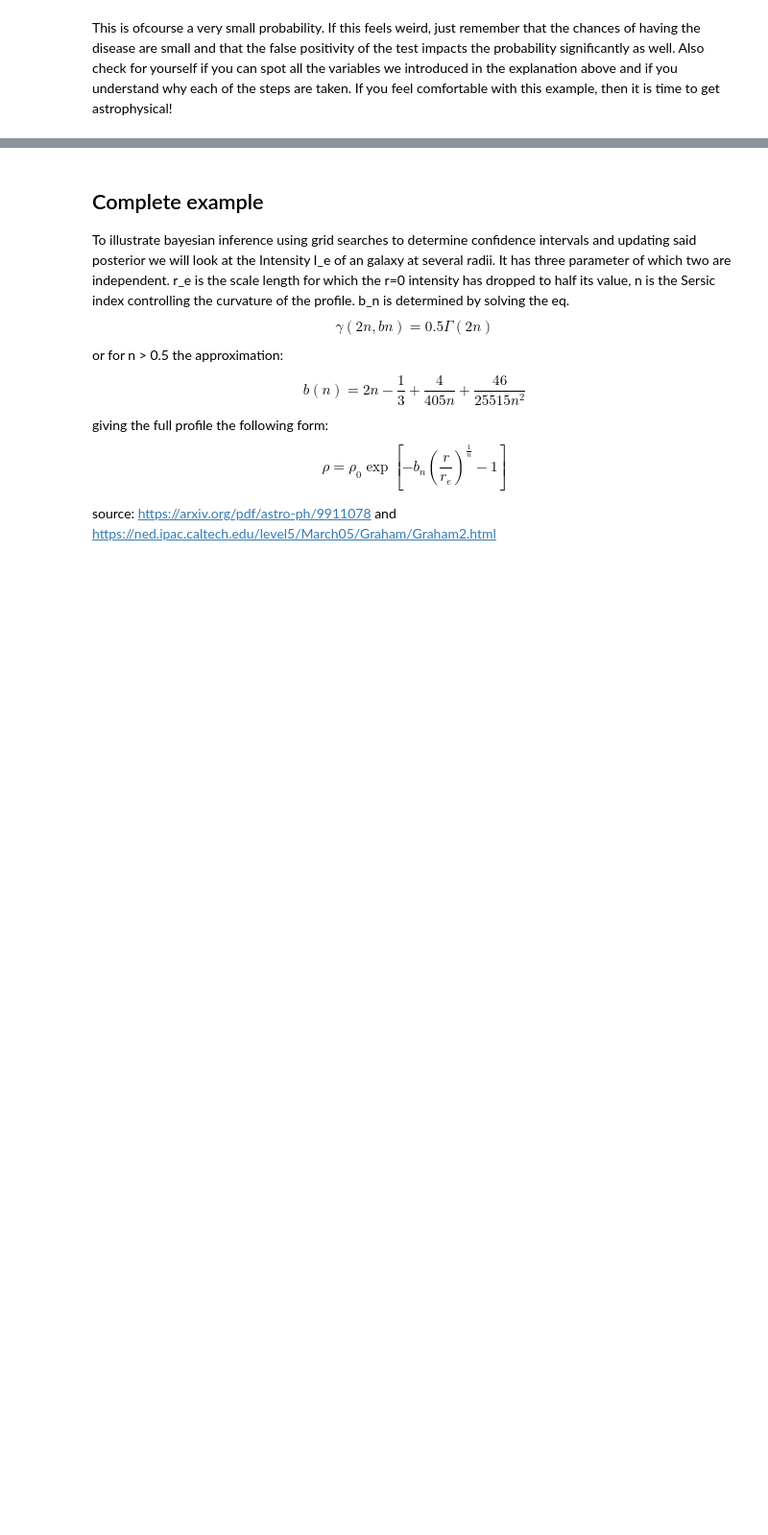
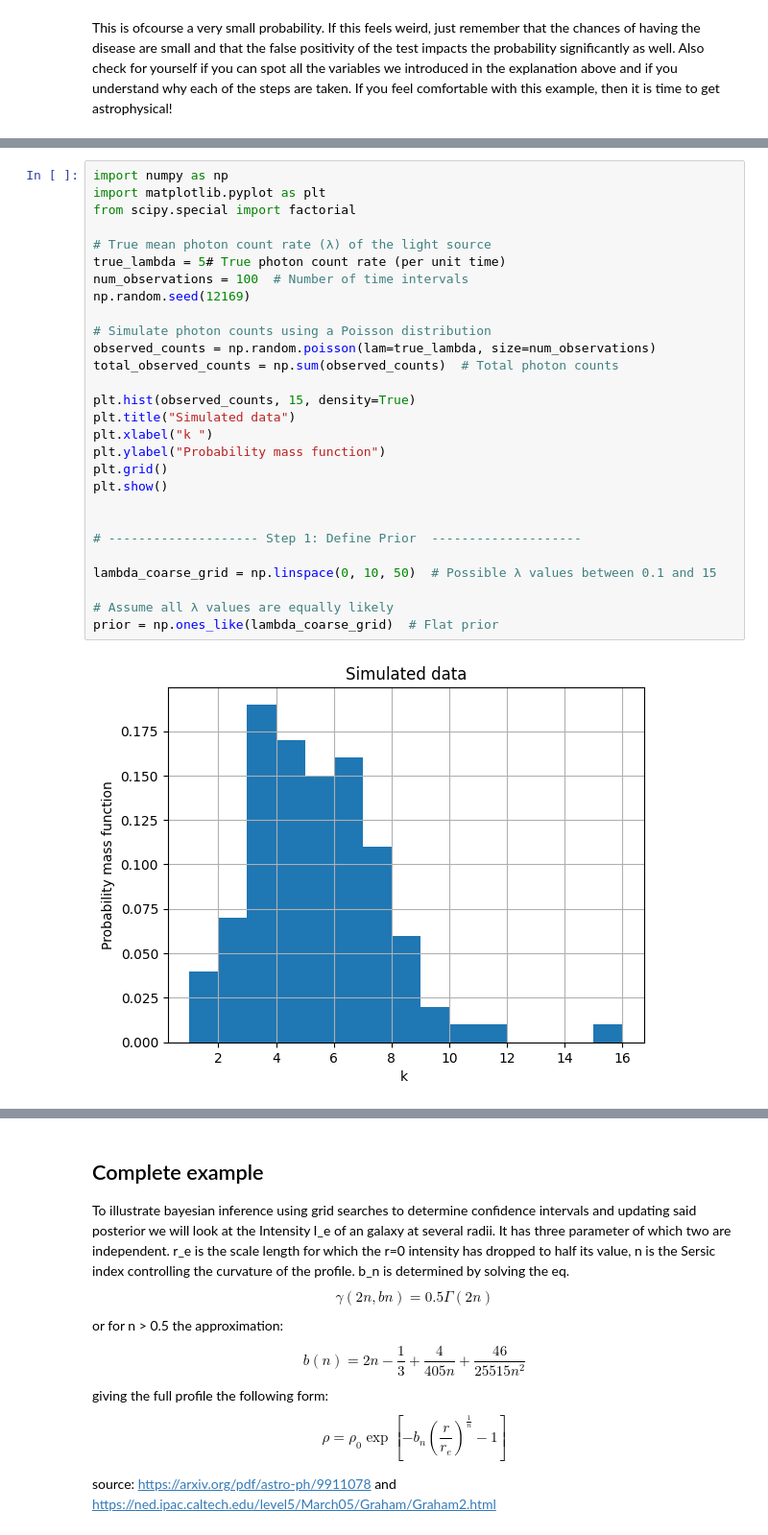
Before and after one commit to t-kist/Bayesian-Statistics-for-Astrophysics-2024, a Jupyter notebook: bayes24/lecture_notes/group4/Chapter4.ipynb, the cells around one changed output, grey strips where cells are left out. Shown at 96% size. Saved outputs shown, nothing was run; the diff lists cells and outputs as text; blank space fills up the shorter version.

```diff
--- a/bayes24/lecture_notes/group4/Chapter4.ipynb
+++ b/bayes24/lecture_notes/group4/Chapter4.ipynb
@@ -50,0 +63,30 @@ This is ofcourse a very small probability. If this feels weird, just remember th
+# %%
+import numpy as np
+import matplotlib.pyplot as plt
+from scipy.special import factorial
+
+# True mean photon count rate (λ) of the light source
+true_lambda = 5# True photon count rate (per unit time)
+num_observations = 100  # Number of time intervals
+np.random.seed(12169)
+
+# Simulate photon counts using a Poisson distribution
+observed_counts = np.random.poisson(lam=true_lambda, size=num_observations)
+total_observed_counts = np.sum(observed_counts)  # Total photon counts
+
+plt.hist(observed_counts, 15, density=True)
+plt.title("Simulated data")
+plt.xlabel("k ")
+plt.ylabel("Probability mass function")
+plt.grid()
+plt.show()
+
+
+# -------------------- Step 1: Define Prior  --------------------
+
+lambda_coarse_grid = np.linspace(0, 10, 50)  # Possible λ values between 0.1 and 15
+
+# Assume all λ values are equally likely
+prior = np.ones_like(lambda_coarse_grid)  # Flat prior
+# %% [output]
+[figure, added]
```
Also changed, not shown: parts of 15 cells of this notebook, 1 other file.
